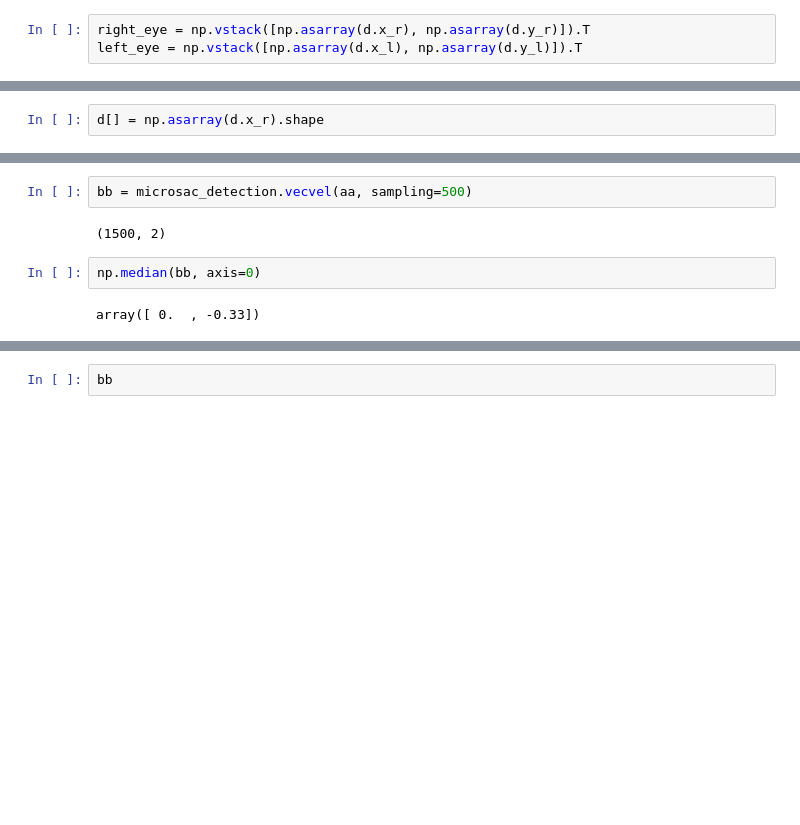
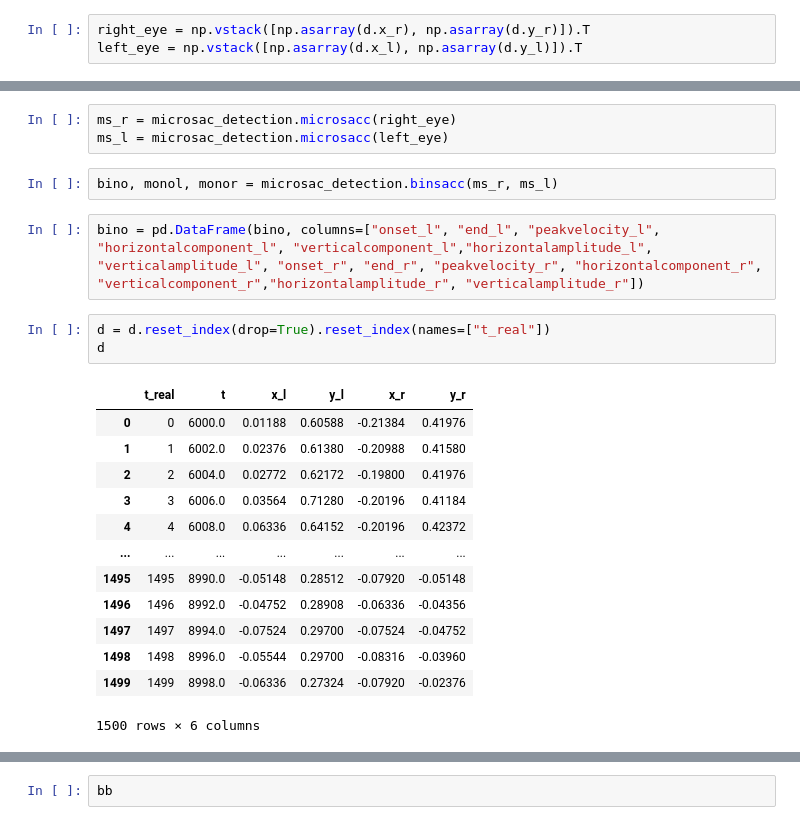
Before and after one commit to lschwetlick/EngbertMicrosaccadeToolbox, a Jupyter notebook: demo/demo.ipynb, the cells around one changed output, grey strips where cells are left out. Cells and saved outputs as stored; diff of their text form; blank space fills up the shorter version.

```diff
--- a/demo/demo.ipynb
+++ b/demo/demo.ipynb
@@ -43,2 +26,0 @@ microsac_detection.microsacc(right_eye)
-# %%
-d[] = np.asarray(d.x_r).shape
@@ -49,8 +27,24 @@ aa = np.vstack([np.asarray(d.x_r), np.asarray(d.y_r)]).T
-# %%
-bb = microsac_detection.vecvel(aa, sampling=500)
-# %% [output]
-(1500, 2)
-# %%
-np.median(bb, axis=0)
-# %% [output]
-array([ 0.  , -0.33])
+# %%
+ms_r = microsac_detection.microsacc(right_eye)
+ms_l = microsac_detection.microsacc(left_eye)
+# %%
+bino, monol, monor = microsac_detection.binsacc(ms_r, ms_l)
+# %%
+bino = pd.DataFrame(bino, columns=["onset_l", "end_l", "peakvelocity_l", "horizontalcomponent_l", "verticalcomponent_l","horizontalamplitude_l", "verticalamplitude_l", "onset_r", "end_r", "peakvelocity_r", "horizontalcomponent_r", "verticalcomponent_r","horizontalamplitude_r", "verticalamplitude_r"])
+# %%
+d = d.reset_index(drop=True).reset_index(names=["t_real"])
+d
+# %% [output]
+|  | t_real | t | x_l | y_l | x_r | y_r |
+| 0 | 0 | 6000.0 | 0.01188 | 0.60588 | -0.21384 | 0.41976 |
+| 1 | 1 | 6002.0 | 0.02376 | 0.61380 | -0.20988 | 0.41580 |
+| 2 | 2 | 6004.0 | 0.02772 | 0.62172 | -0.19800 | 0.41976 |
+| 3 | 3 | 6006.0 | 0.03564 | 0.71280 | -0.20196 | 0.41184 |
+| 4 | 4 | 6008.0 | 0.06336 | 0.64152 | -0.20196 | 0.42372 |
+| ... | ... | ... | ... | ... | ... | ... |
+| 1495 | 1495 | 8990.0 | -0.05148 | 0.28512 | -0.07920 | -0.05148 |
+| 1496 | 1496 | 8992.0 | -0.04752 | 0.28908 | -0.06336 | -0.04356 |
+| 1497 | 1497 | 8994.0 | -0.07524 | 0.29700 | -0.07524 | -0.04752 |
+| 1498 | 1498 | 8996.0 | -0.05544 | 0.29700 | -0.08316 | -0.03960 |
+| 1499 | 1499 | 8998.0 | -0.06336 | 0.27324 | -0.07920 | -0.02376 |
+1500 rows × 6 columns
```
Also changed, not shown: parts of 7 cells of this notebook, 1 other file.
